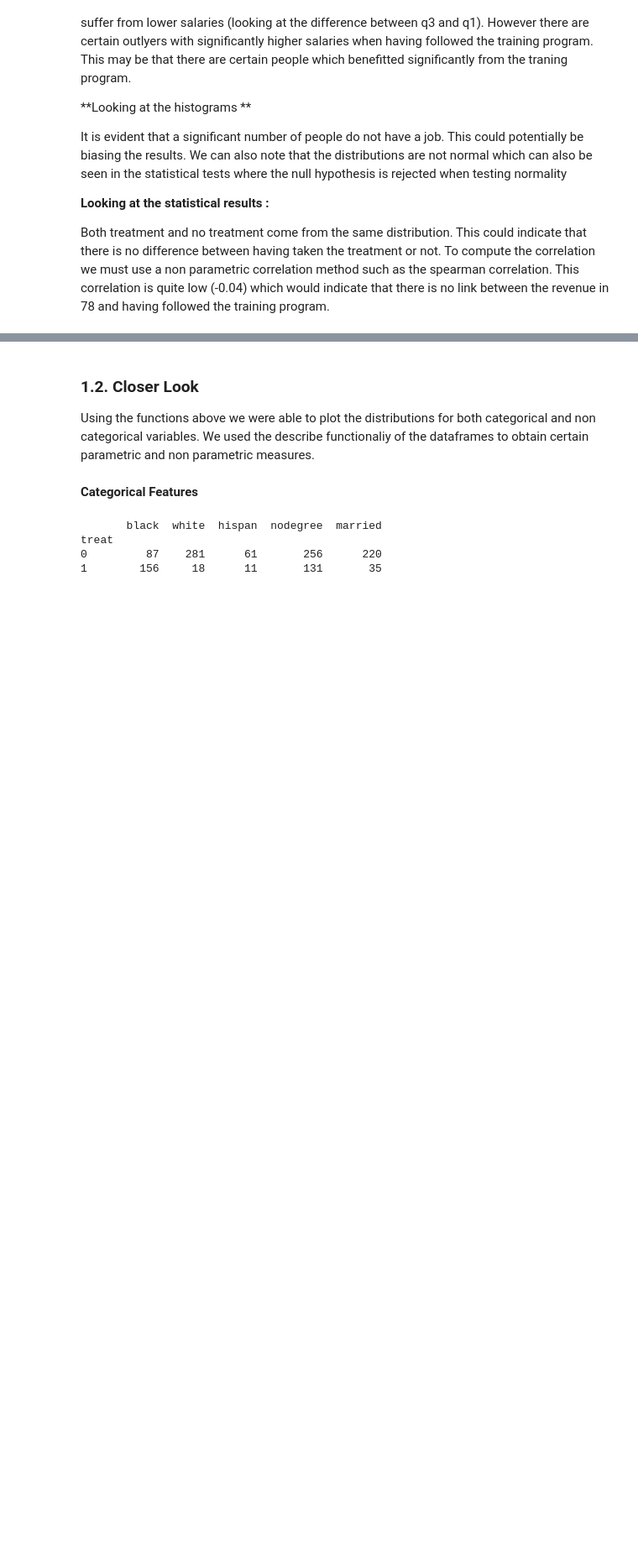
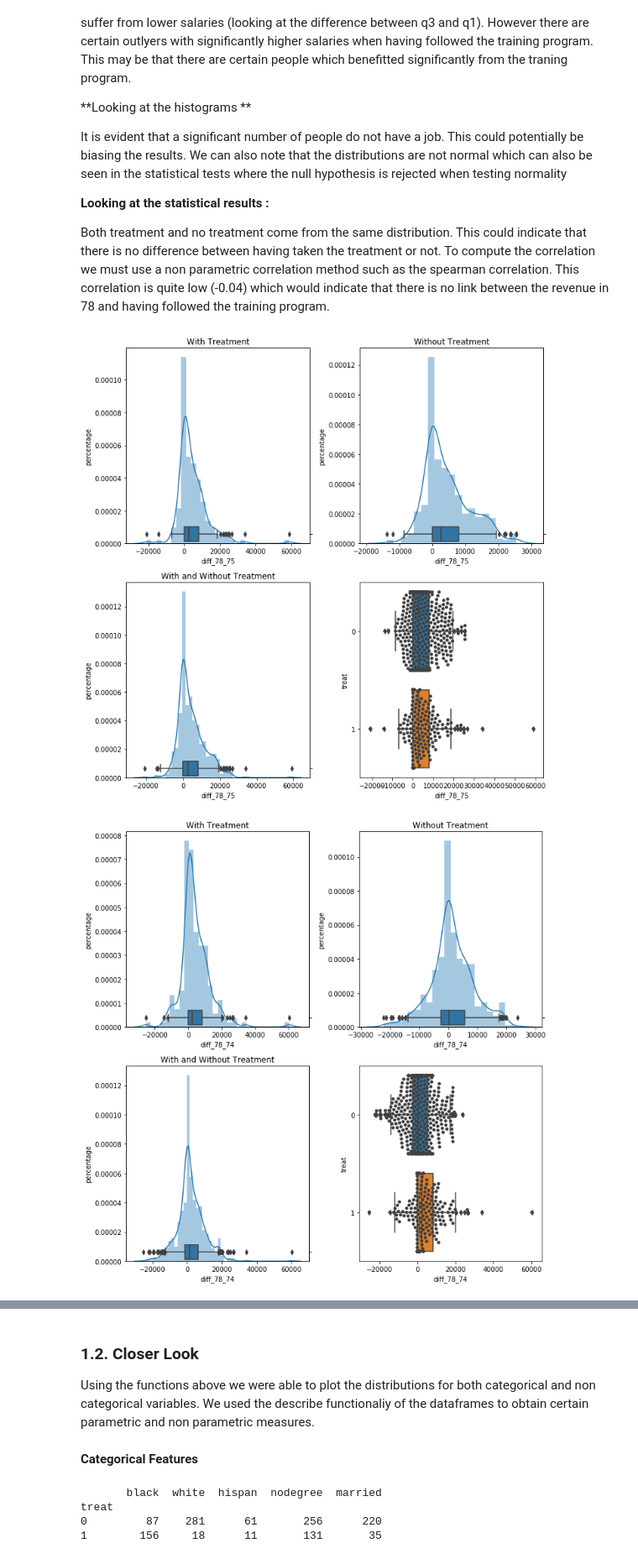
Before and after one commit to LailaHms/ADA2017_Homeworks, a Jupyter notebook: 04 - Applied ML/Homework 04 - Applied ML.ipynb, the cells around one changed output, grey strips where cells are left out. Shown at 84% size. Drawn from its saved outputs; the diff is of its cells as text; code cells hidden in the pictures; blank space fills up the shorter version.

```diff
--- a/04 - Applied ML/Homework 04 - Applied ML.ipynb
+++ b/04 - Applied ML/Homework 04 - Applied ML.ipynb
@@ -460,3 +460,12 @@ It is evident that a significant number of people do not have a job. This could
 **Looking at the statistical results :**
 
 Both treatment and no treatment come from the same distribution. This could indicate that there is no difference between having taken the treatment or not. To compute the correlation we must use a non parametric correlation method such as the spearman correlation. This correlation is quite low (-0.04) which would indicate that there is no link between the revenue in 78 and having followed the training program.
+# %%
+data['diff_78_75'] = (data['re78'] - data['re75'] )
+data['diff_78_74'] = (data['re78'] - data['re74'] )
+
+plot_distritbution_for_col(data, "diff_78_75")
+plot_distritbution_for_col(data, "diff_78_74")
+# %% [output]
+[figure, added]
+[figure, added]
```
Also changed, not shown: parts of 12 cells of this notebook.
